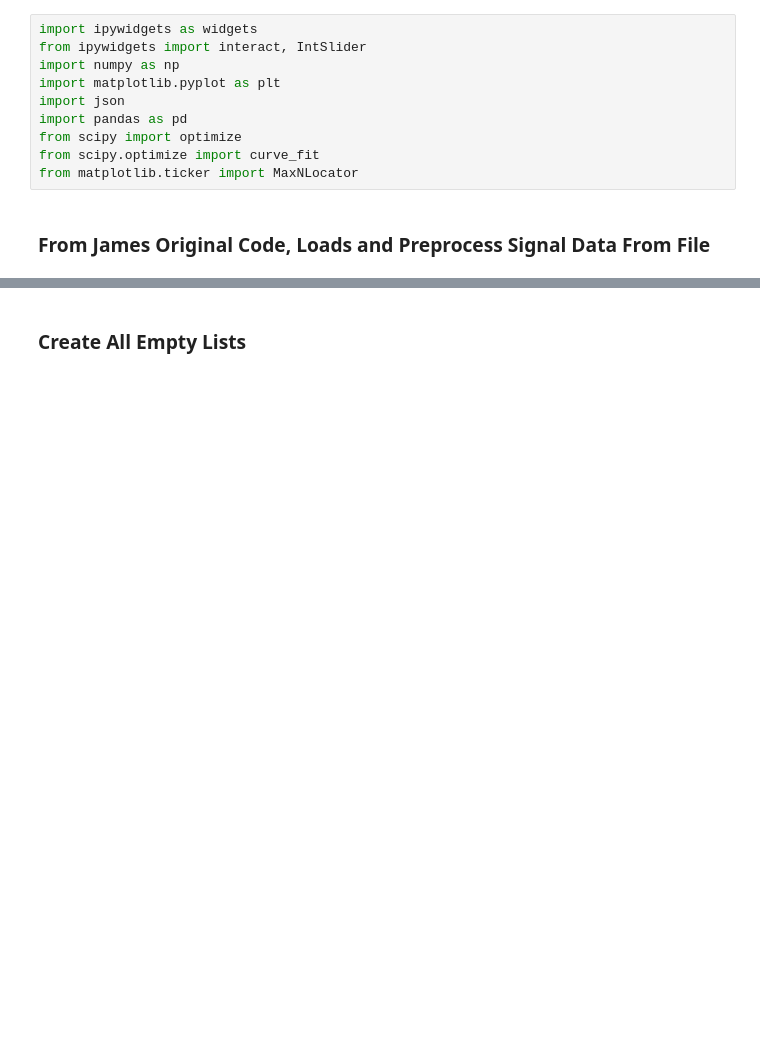
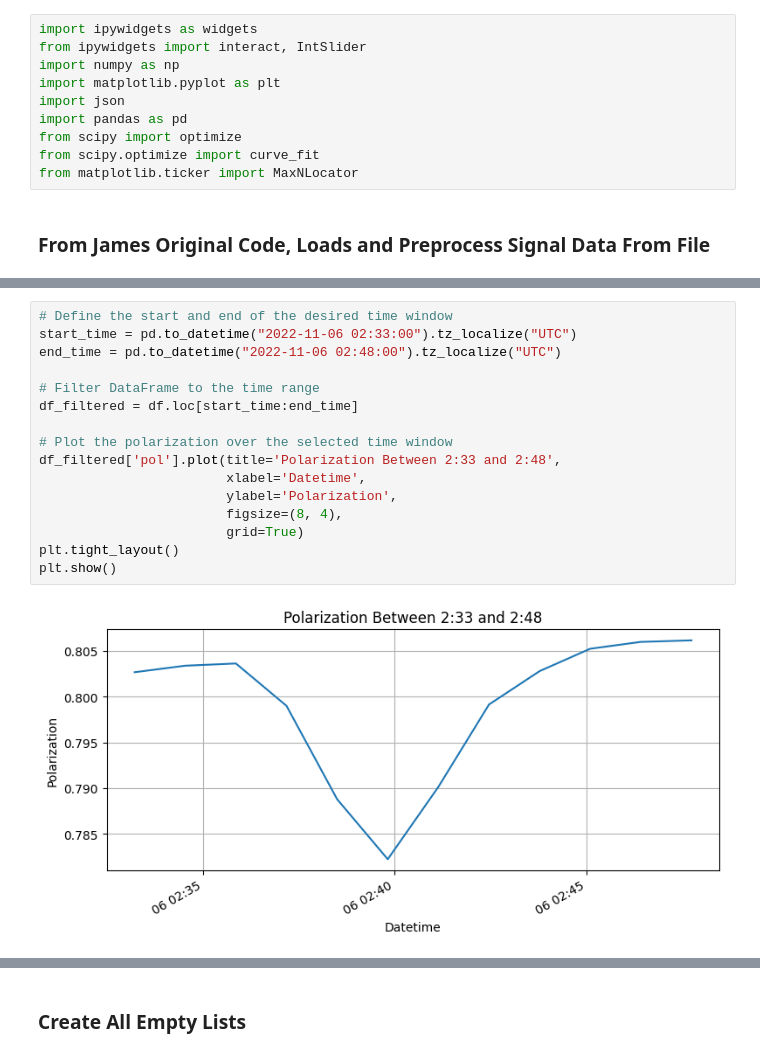
Before and after one commit to evan-toon/DNP, a Jupyter notebook: 3Gaussian_Vary_Freely.ipynb, the cells around one changed output, grey strips where cells are left out. Drawn from its saved outputs; the diff is of its cells as text; blank space fills up the shorter version.

```diff
--- a/3Gaussian_Vary_Freely.ipynb
+++ b/3Gaussian_Vary_Freely.ipynb
@@ -17,0 +26,18 @@ df.set_index('stop_time', inplace=True)
+# %%
+# Define the start and end of the desired time window
+start_time = pd.to_datetime("2022-11-06 02:33:00").tz_localize("UTC")
+end_time = pd.to_datetime("2022-11-06 02:48:00").tz_localize("UTC")
+
+# Filter DataFrame to the time range
+df_filtered = df.loc[start_time:end_time]
+
+# Plot the polarization over the selected time window
+df_filtered['pol'].plot(title='Polarization Between 2:33 and 2:48',
+                        xlabel='Datetime',
+                        ylabel='Polarization',
+                        figsize=(8, 4),
+                        grid=True)
+plt.tight_layout()
+plt.show()
+# %% [output]
+[figure, added]
```
Also changed, not shown: parts of 14 cells of this notebook.
